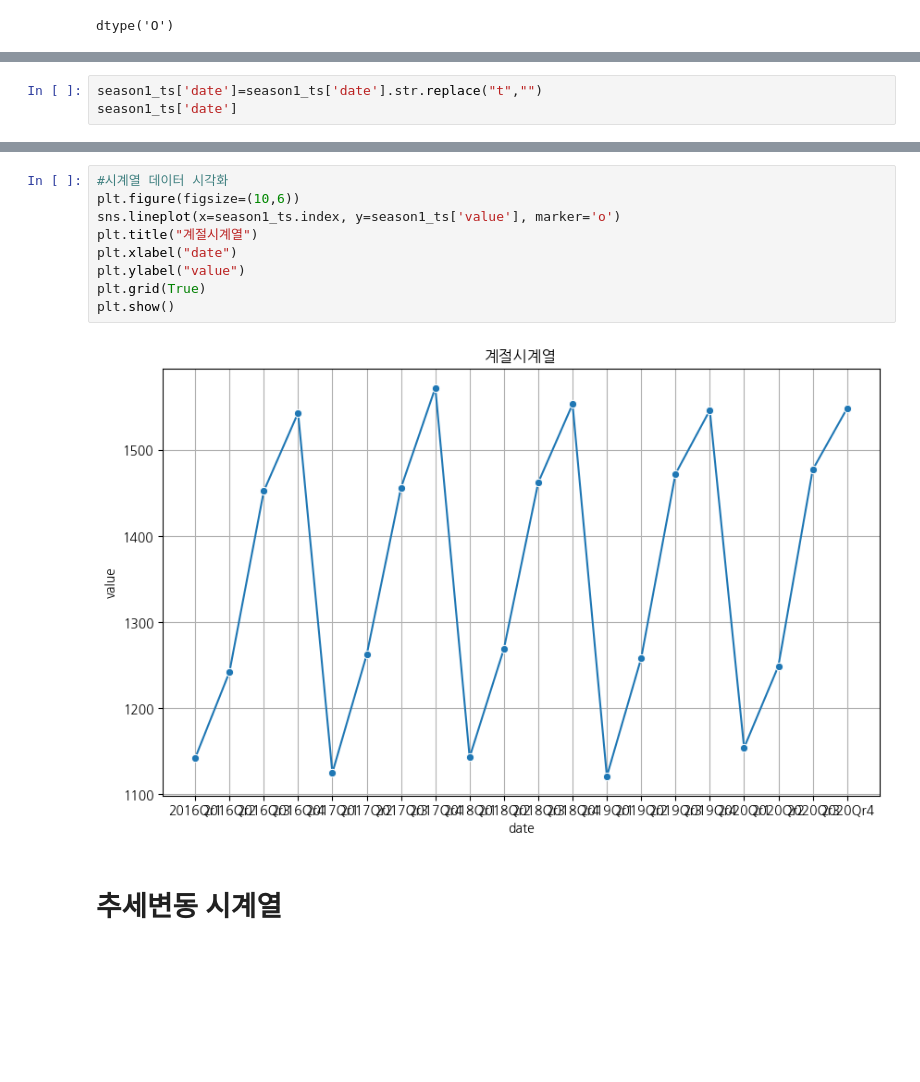
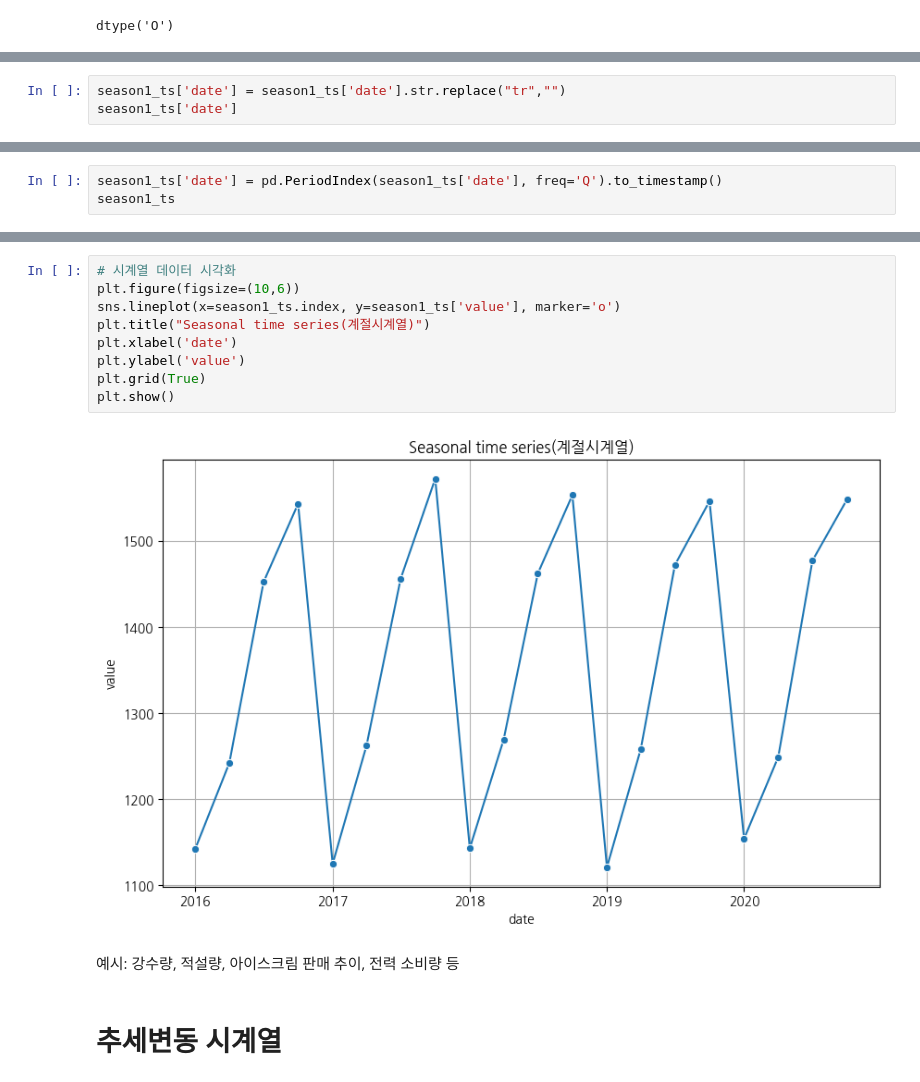
Before and after one commit to haezeong/fintech_service, a Jupyter notebook: 09_time_series/01_시계열기초.ipynb, the cells around one changed output, grey strips where cells are left out. Cells and saved outputs as stored; diff of their text form; blank space fills up the shorter version.

```diff
--- a/09_time_series/01_시계열기초.ipynb
+++ b/09_time_series/01_시계열기초.ipynb
@@ -231,4 +259,4 @@ season1_ts['date']=season1_ts['year']+season1_ts['quarter']
 # %%
-season1_ts['date']=season1_ts['date'].str.replace("t","")
+season1_ts['date'] = season1_ts['date'].str.replace("tr","")
 season1_ts['date']
 # %% [output]
@@ -251 +279,4 @@ season1_ts['date']
 Name: date, dtype: object
+# %%
+season1_ts['date'] = pd.PeriodIndex(season1_ts['date'], freq='Q').to_timestamp()
+season1_ts
@@ -254,14 +323,16 @@ season1_ts=season1_ts.set_index('date')
 # %%
-#시계열 데이터 시각화
+# 시계열 데이터 시각화
 plt.figure(figsize=(10,6))
 sns.lineplot(x=season1_ts.index, y=season1_ts['value'], marker='o')
-plt.title("계절시계열")
-plt.xlabel("date")
-plt.ylabel("value")
+plt.title("Seasonal time series(계절시계열)")
+plt.xlabel('date')
+plt.ylabel('value')
 plt.grid(True)
 plt.show()
 # %% [output]
-[figure, old version]
+[figure, new version]
+# %% [markdown]
+예시: 강수량, 적설량, 아이스크림 판매 추이, 전력 소비량 등
 # %% [markdown]
 # 추세변동 시계열
 # %%
```
Also changed, not shown: parts of 92 cells of this notebook, 5 other files.
